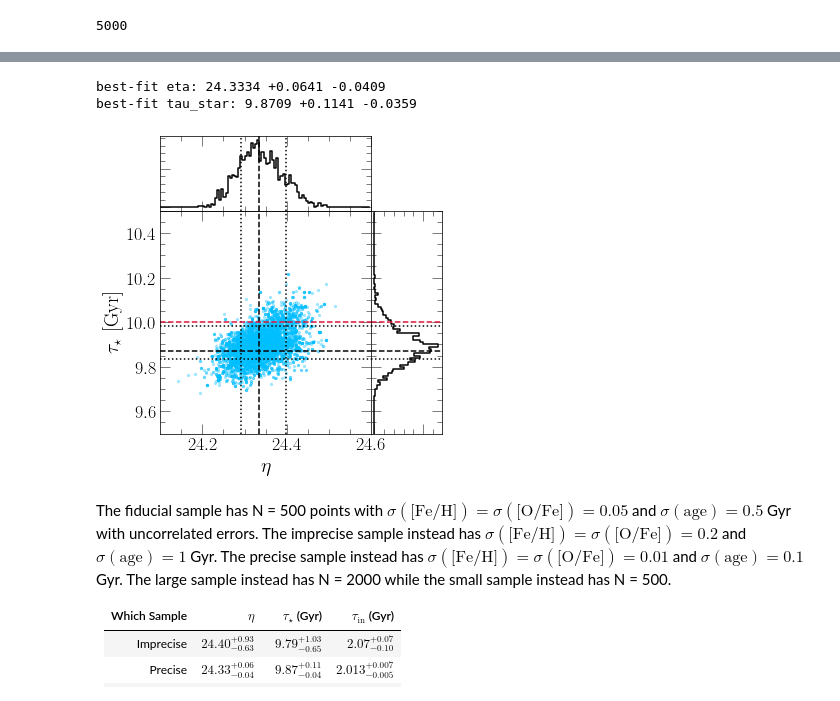
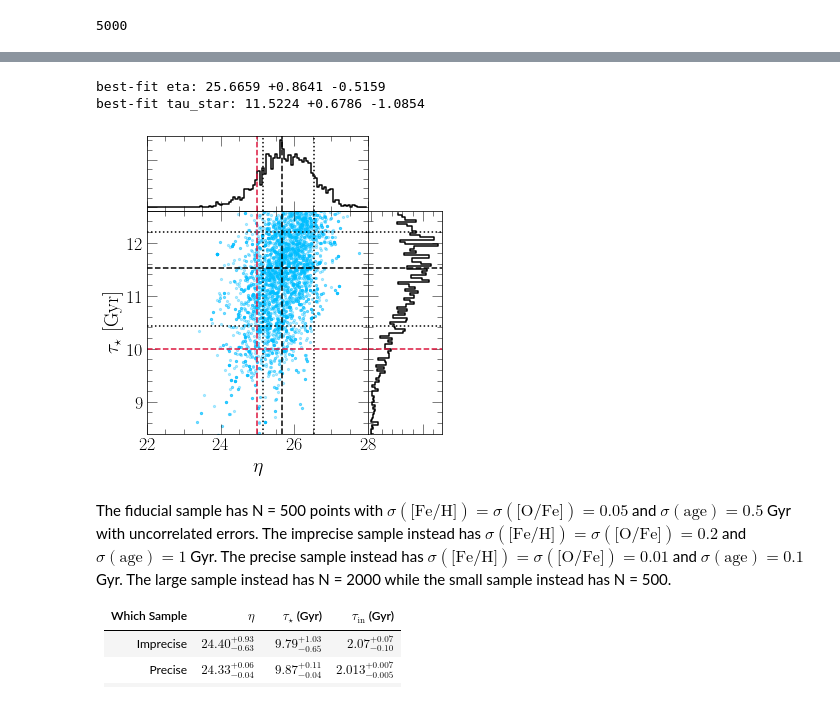
Before and after one commit to giganano/h3halo, a Jupyter notebook: notebooks/mock.ipynb, the cells around one changed output, grey strips where cells are left out. Cells and saved outputs as stored; diff of their text form; code cells hidden in the pictures.

```diff
--- a/notebooks/mock.ipynb
+++ b/notebooks/mock.ipynb
@@ -15,13 +16,14 @@ print(sys.version_info)
 sys.version_info(major=3, minor=8, micro=8, releaselevel='final', serial=0)
 # %%
 # raw = np.genfromtxt("../mocksamples/noages.dat")
-raw = np.genfromtxt("../mocksamples/precise.dat")
+# raw = np.genfromtxt("../mocksamples/fiducial.dat")
+raw = np.genfromtxt("../mocksamples/small.dat")
 data = vice.dataframe({})
 data["[fe/h]"] = [row[0] for row in raw]
 data["[o/fe]"] = [row[2] for row in raw]
 # data["age"] = len(data["[fe/h]"]) * [float("nan")]
-data["age"] = [row[4] for row in raw]
-out = vice.output("../mock")
+data["age"] = [10**row[4] for row in raw]
+# data["logage"] = [row[4] for row in raw]
 # %%
 fig = plt.figure()
 ax = fig.add_subplot(111)
@@ -32,25 +34,28 @@ ax.set_ylabel("[O/Fe]")
 ax.set_xlim([-2.8, -0.2])
 ax.set_ylim([-0.5, 0.7])
 kwargs = {
-    "s": 1,
+    "s": 5,
 #     "c": named_colors()["black"]
     "c": data["age"],
     "vmin": 0,
     "vmax": 10,
-    "cmap": "viridis_r"
+    "cmap": "viridis"
 }
 sc = ax.scatter(data["[fe/h]"], data["[o/fe]"], **kwargs)
-ax.plot(out.history["[fe/h]"], out.history["[o/fe]"], c = named_colors()["black"])
+with vice.output("../mock") as out:
+    ax.plot(out.history["[fe/h]"], out.history["[o/fe]"], c = named_colors()["black"])
 cbar_ax = fig.add_axes([0.92, 0.05, 0.02, 0.95])
 cbar = plt.colorbar(sc, cax = cbar_ax, pad = 0.0, orientation = "vertical")
 cbar.set_label("Age [Gyr]", labelpad = 10)
 cbar.set_ticks(range(0, 12, 2))
 plt.tight_layout()
+plt.subplots_adjust(right = 0.8)
 cbar_ax.set_position([
     ax.get_position().x1,
     ax.get_position().y0,
     0.05,
     ax.get_position().y1 - ax.get_position().y0
 ])
+plt.savefig("../mocksamples/fiducial_ofe_feh.jpeg")
 plt.show()
 # %% [output]
@@ -78,10 +83,11 @@ plt.show()
 # %%
 # raw_chain = np.genfromtxt("../mockchain.out")
 # raw_chain = np.genfromtxt("../mockchain_5000.out")
-raw_chain = np.genfromtxt("../mocksamples/precise_5000.out")
+# raw_chain = np.genfromtxt("../mocksamples/fiducial_5000.out")
+# raw_chain = np.genfromtxt("../mocksamples/precise_5000.out")
 # raw_chain = np.genfromtxt("../mocksamples/imprecise_5000.out")
 # raw_chain = np.genfromtxt("../mocksamples/large_5000.out")
-# raw_chain = np.genfromtxt("../mocksamples/small_5000.out")
+raw_chain = np.genfromtxt("../mocksamples/small_5000.out")
 # raw_chain = np.genfromtxt("../mocksamples/noages_5000.out")
 mcmc_chain = {}
 mcmc_chain["tau_in"] = [row[0] for row in raw_chain]
@@ -104,8 +228,8 @@ ax = fig.add_subplot(gs[1:4,0:3])
 top = fig.add_subplot(gs[0,0:3], sharex = ax)
 right = fig.add_subplot(gs[1:4,3], sharey = ax)
 
-save = True
-figname = "taustar_eta_precise"
+save = False
+figname = "taustar_eta_small"
 
 xkey = "eta"
 xlabel = r"$\eta$"
@@ -114,12 +238,12 @@ ylabel = r"$\tau_\star$ [Gyr]"
 # ykey = "tau_in"
 # ylabel = r"$\tau_\text{in}$ [Gyr]"
 limits = {
-#     "eta": [22, 28],
-    "eta": [24.1, 24.6],
-#     "tau_in": [1.7, 2.3],
-    "tau_in": [1.95, 2.05],
-#     "tau_star": [8.4, 12.6]
-    "tau_star": [9.5, 10.5]
+    "eta": [22, 28],
+#     "eta": [24.1, 24.6],
+    "tau_in": [1.7, 2.3],
+#     "tau_in": [1.95, 2.05],
+    "tau_star": [8.4, 12.6]
+#     "tau_star": [9.5, 10.5]
 }
 xlim = limits[xkey]
 ylim = limits[ykey]
@@ -196,36 +320,36 @@ fit_kwargs = {
 
 ax.plot(2 * [sixteen[0]], ax.get_ylim(), linestyle = ':', **fit_kwargs)
 ax.plot(2 * [mcmc_chain[xkey][max_idx]], ax.get_ylim(), linestyle = '--', **fit_kwargs)
 ax.plot(2 * [eightyfour[0]], ax.get_ylim(), linestyle = ':', **fit_kwargs)
 ax.plot(ax.get_xlim(), 2 * [sixteen[1]], linestyle = ':', **fit_kwargs)
 ax.plot(ax.get_xlim(), 2 * [mcmc_chain[ykey][max_idx]], linestyle = '--', **fit_kwargs)
 ax.plot(ax.get_xlim(), 2 * [eightyfour[1]], linestyle = ':', **fit_kwargs)
 ax.plot(2 * [true_values[xkey]], ax.get_ylim(), **true_value_kwargs)
 ax.plot(ax.get_xlim(), 2 * [true_values[ykey]], **true_value_kwargs)
 
 right_lim = right.get_xlim()
 top_lim = top.get_ylim()
 
 top.plot(2 * [sixteen[0]], top_lim, linestyle = ':', **fit_kwargs)
 top.plot(2 * [mcmc_chain[xkey][max_idx]], top_lim, linestyle = '--', **fit_kwargs)
 top.plot(2 * [eightyfour[0]], top_lim, linestyle = ':', **fit_kwargs)
 top.plot(2 * [true_values[xkey]], top_lim, **true_value_kwargs)
 top.set_ylim(top_lim)
 right.plot(right_lim, 2 * [sixteen[1]], linestyle = ':', **fit_kwargs)
 right.plot(right_lim, 2 * [mcmc_chain[ykey][max_idx]], linestyle = '--', **fit_kwargs)
 right.plot(right_lim, 2 * [eightyfour[1]], linestyle = ':', **fit_kwargs)
 right.plot(right_lim, 2 * [true_values[ykey]], **true_value_kwargs)
 right.set_xlim(right_lim)
 
 plt.tight_layout()
 if save:
     for ext in ["pdf", "png"]: plt.savefig("./mock/%s.%s" % (figname, ext))
 else: pass
 plt.show()
 # %% [output]
-best-fit eta: 24.3334 +0.0641 -0.0409
-best-fit tau_star: 9.8709 +0.1141 -0.0359
+best-fit eta: 25.6659 +0.8641 -0.5159
+best-fit tau_star: 11.5224 +0.6786 -1.0854
-[figure, old version]
+[figure, new version]
 # %% [markdown]
 The fiducial sample has N = 500 points with $\sigma(\text{[Fe/H]}) = \sigma(\text{[O/Fe]}) = 0.05$ and $\sigma(\text{age}) = 0.5$ Gyr with uncorrelated errors. The imprecise sample instead has $\sigma(\text{[Fe/H]}) = \sigma(\text{[O/Fe]}) = 0.2$ and $\sigma(\text{age}) = 1$ Gyr. The precise sample instead has $\sigma(\text{[Fe/H]}) = \sigma(\text{[O/Fe]}) = 0.01$ and $\sigma(\text{age}) = 0.1$ Gyr. The large sample instead has N = 2000 while the small sample instead has N = 500.
 
```
Also changed, not shown: parts of 5 cells of this notebook, 28 other files.
